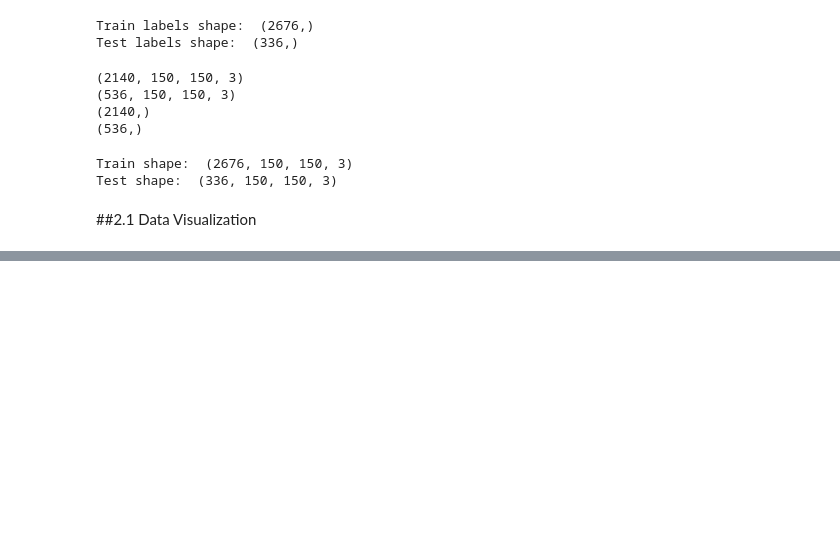
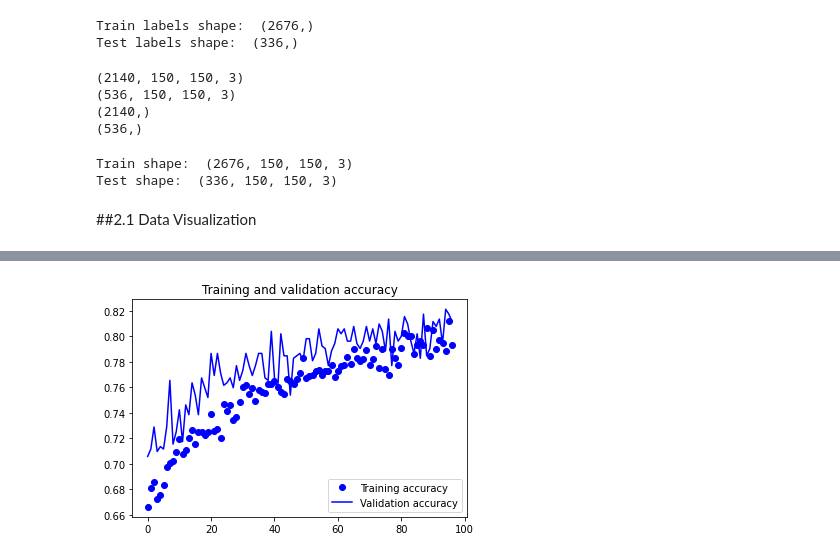
Before and after one commit to MarshaGomez/CNN-Medical-Imaging-Analysis, a Jupyter notebook: Code/BaselineCNN.ipynb, the cells around one changed output, grey strips where cells are left out. Cells and saved outputs as stored; diff of their text form; code cells hidden in the pictures; blank space fills up the shorter version.

```diff
--- a/Code/BaselineCNN.ipynb
+++ b/Code/BaselineCNN.ipynb
@@ -460,3 +499,19 @@ display_samples(6)
+# %%
+METRICS = [
+      metrics.BinaryAccuracy(name='acc'),
+      #metrics.Precision(name='precision'),
+      #metrics.Recall(name='recall'),
+      #metrics.AUC(name='auc'),
+      # metrics.TruePositives(name='tp'),
+      # metrics.FalsePositives(name='fp'),
+      # metrics.TrueNegatives(name='tn'),
+      # metrics.FalseNegatives(name='fn'),
+]
+
+es = tf.keras.callbacks.EarlyStopping(
+     monitor='val_loss', patience=40, verbose=0,
+     mode='auto', restore_best_weights=True
+)
 # %%
 from keras.applications import InceptionV3
 
@@ -484,0 +632,7 @@ ________________________________________________________________________________
+# %%
+plt_a = plot_acc(history)
+#save & show plot
+#plt_a.savefig(os.path.join(PLOTS_PATH, 'model_0_a.png'))
+plt_a.show()
+# %% [output]
+[figure, added]
```
Also changed, not shown: parts of 89 cells of this notebook.
